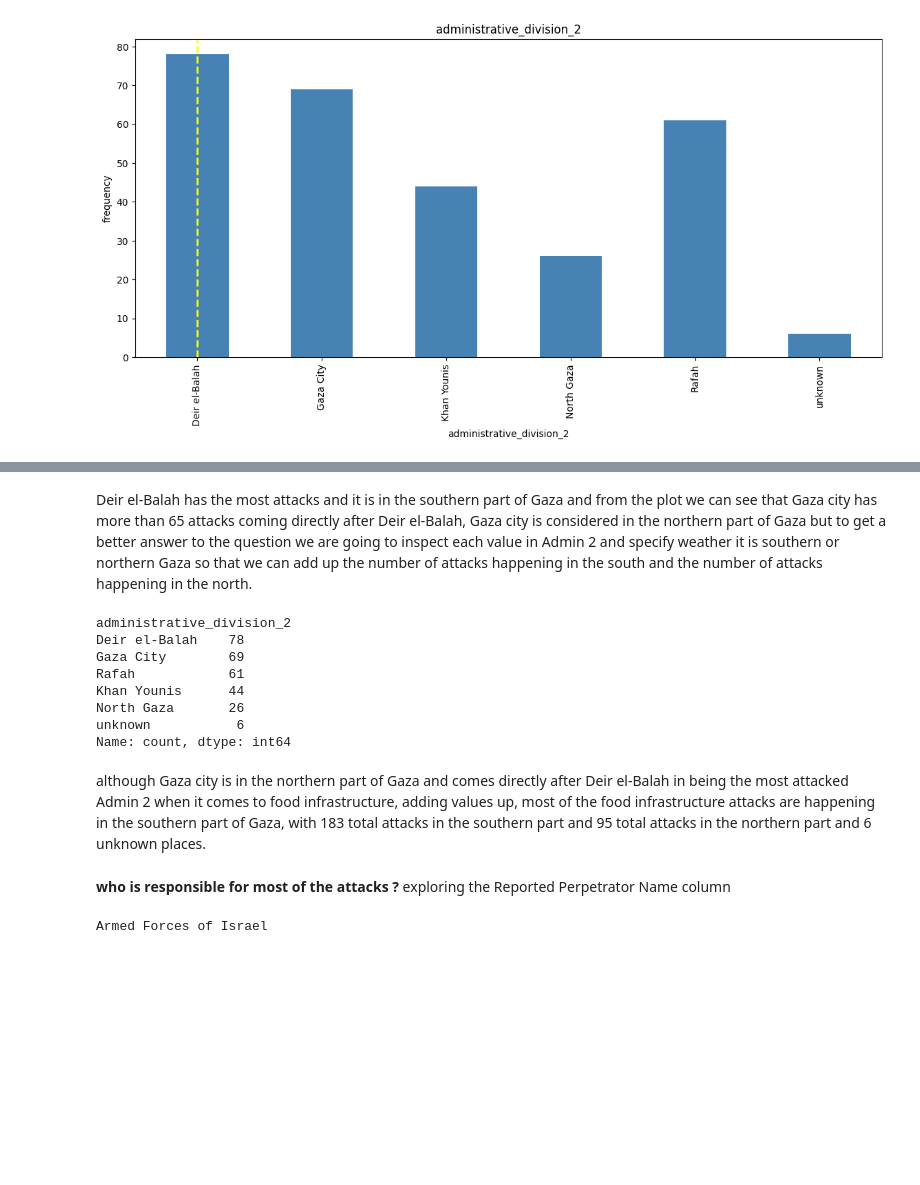
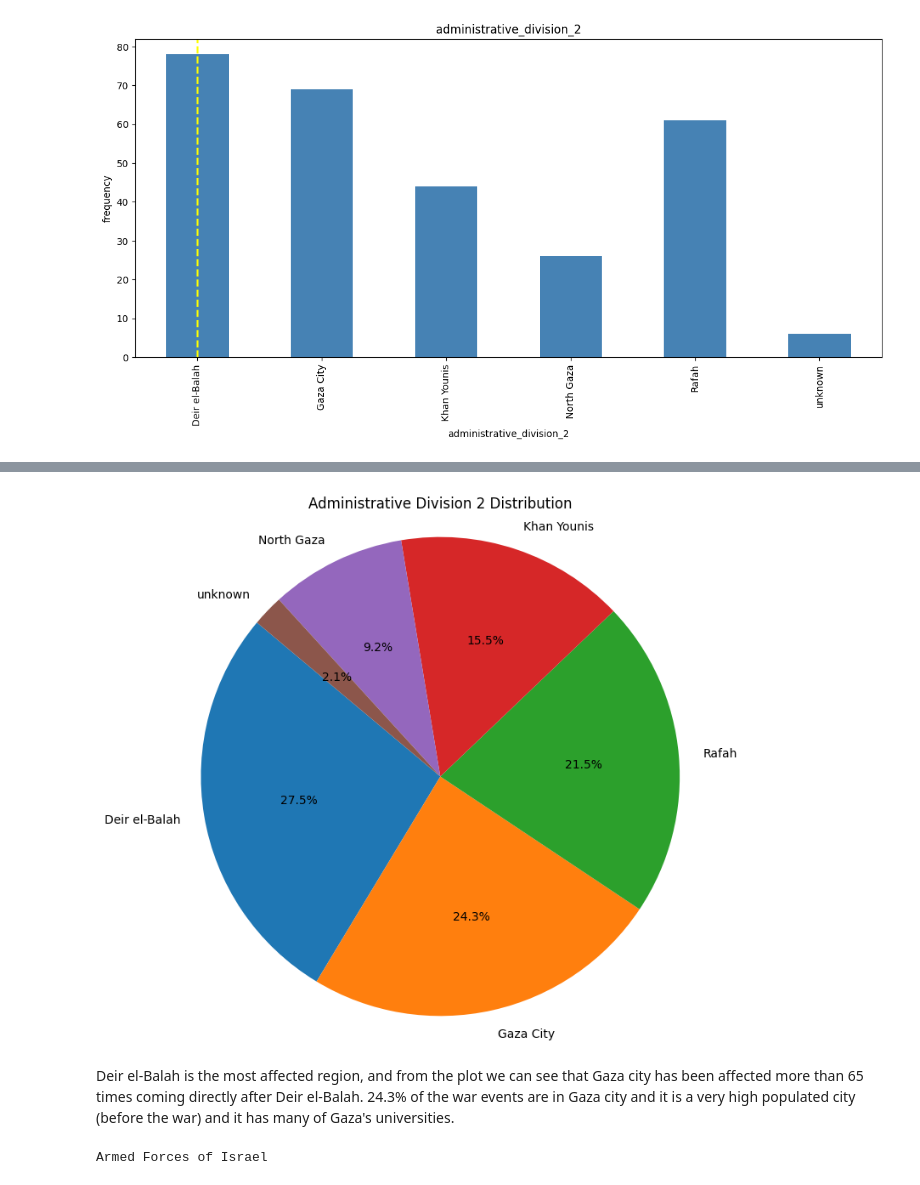
Before and after one commit to MIT-Emerging-Talent/ET6-CDSP-group-03-repo, a Jupyter notebook: 3_data_exploration/fivc_gaza_dataset_exploration_and_analysis.ipynb, the cells around one changed output, grey strips where cells are left out. Cells and saved outputs as stored; diff of their text form; code cells hidden in the pictures; blank space fills up the shorter version.

```diff
--- a/3_data_exploration/fivc_gaza_dataset_exploration_and_analysis.ipynb
+++ b/3_data_exploration/fivc_gaza_dataset_exploration_and_analysis.ipynb
@@ -99,21 +109,19 @@ Deir el-Balah
+# %%
+import matplotlib.pyplot as plt
+
+# Data
+labels = ["Deir el-Balah", "Gaza City", "Rafah", "Khan Younis", "North Gaza", "unknown"]
+counts = [78, 69, 61, 44, 26, 6]
+
+# Create pie chart
+plt.figure(figsize=(8, 8))
+plt.pie(counts, labels=labels, autopct="%1.1f%%", startangle=140)
+plt.title("Administrative Division 2 Distribution")
+plt.axis("equal")  # Makes it a circle
+plt.show()
+# %% [output]
+[figure, added]
 # %% [markdown]
-Deir el-Balah has the most attacks and it is in the southern part of Gaza
-and from the plot we can see that Gaza city has more than 65 attacks coming directly after Deir el-Balah, Gaza city is considered in the northern part of Gaza
-but to get a better answer to the question we are going to inspect each value in Admin 2 and specify weather it is southern or northern Gaza so that we can add up the number of attacks happening in the south and  the number of attacks happening in the north.
+Deir el-Balah is the most affected region, and from the plot we can see that Gaza city has been affected more than 65 times coming directly after Deir el-Balah.
+24.3% of the war events are in Gaza city and it is a very high populated city (before the war) and it has many of Gaza's universities.
-# %%
-df["administrative_division_2"].value_counts()
-# %% [output]
-administrative_division_2
-Deir el-Balah    78
-Gaza City        69
-Rafah            61
-Khan Younis      44
-North Gaza       26
-unknown           6
-Name: count, dtype: int64
-# %% [markdown]
-although Gaza city is in the northern part of Gaza and comes directly after Deir el-Balah in being the most attacked Admin 2 when it comes to food infrastructure, adding values up, most of the food infrastructure attacks are happening in the southern part of Gaza, with 183 total attacks in the southern part and 95 total attacks in the northern part and 6 unknown places.
-# %% [markdown]
-**who is responsible for most of the attacks ?**
-exploring the Reported Perpetrator Name column
 # %%
```
Also changed, not shown: parts of 37 cells of this notebook.
